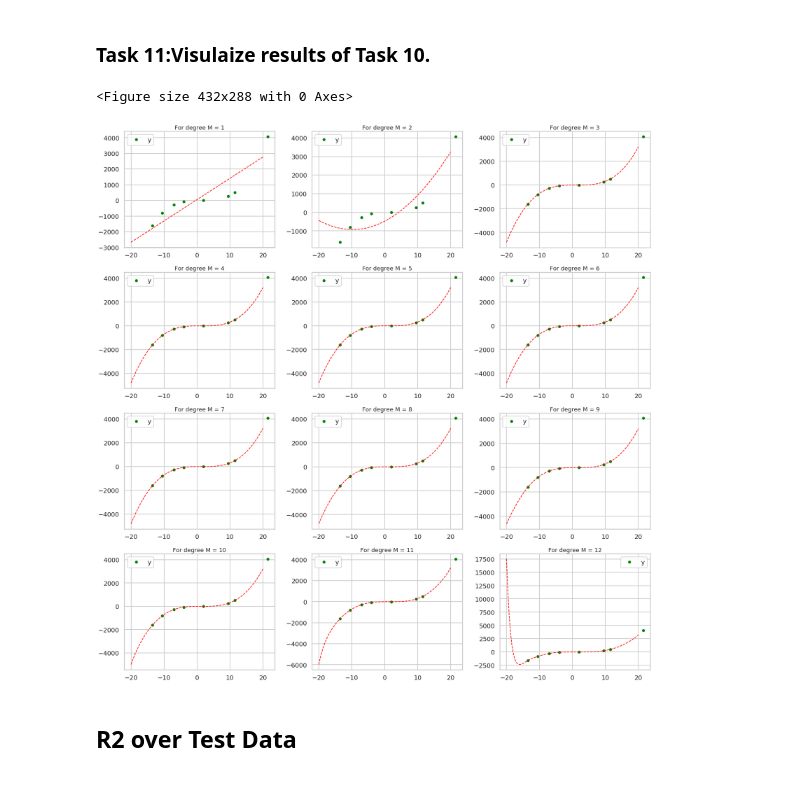
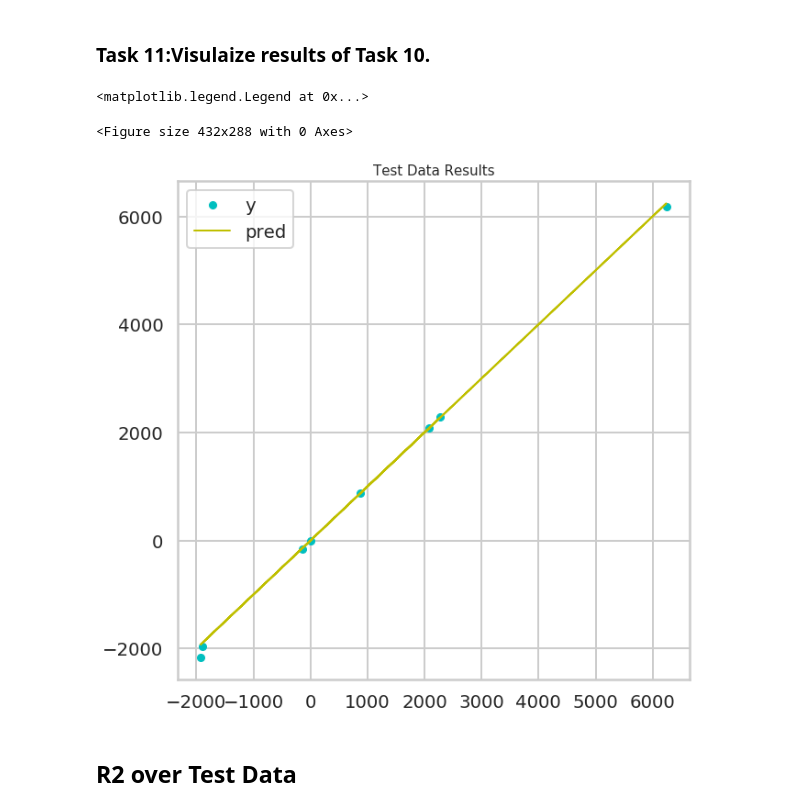
Before and after one commit to pratikwatwani/Applied-Data-Science, a Jupyter notebook: Session 02/Linear_Regression_w_Polynomials_and_Scaling.ipynb, the cells around one changed output. Drawn from its saved outputs; the diff is of its cells as text; code cells hidden in the pictures.

```diff
--- a/Session 02/Linear_Regression_w_Polynomials_and_Scaling.ipynb
+++ b/Session 02/Linear_Regression_w_Polynomials_and_Scaling.ipynb
@@ -158,7 +160,7 @@ temp_data.head()
 # %%
 R2 = []; Params = []
 for M in range(1,M+1):
-    lm = smf.ols(formula = 'y~'+'+'.join(['x%d'%p for p in range(1,M+1)]), data = temp_data).fit()
+    lm = smf.ols(formula = 'y~x'+'+'*(M>1)+'+'.join(['x%d'%p for p in range(2,M+1)]), data = temp_data).fit()
     R2.append(lm.rsquared)
     Params.append(lm.params)
 
@@ -192,7 +194,7 @@ for M in range(1,M+1):
 
     plt.subplot(4,3,M)
 
-    x_fit = np.linspace(-20,20,100)
+    x_fit = np.linspace(-20,40,100)
     y_fit = pd.DataFrame(np.matrix([x_fit**k for k in range( M+1)]).T, columns = Params[M-1].index).mul(Params[M-1], 1).sum(1)
 
 
@@ -250,5 +251,5 @@ strong multicollinearity or other numerical problems.
 # %%
-plt.clf()
+'''plt.clf()
 plt.figure(figsize = (25,25))
 
 
@@ -265,5 +266,14 @@ for M in range(1,M+1):
     plt.title('For degree M = %d'%(M), fontsize = 18)
 
     plt.legend()
-    plt.tight_layout()
+    plt.tight_layout()'''
+
+
+plt.clf()
+plt.figure(figsize = (10,10))
+plt.plot(temp_valid.ypred, temp_valid.y, 'co', markersize = 8)
+plt.plot(temp_valid.ypred, temp_valid.ypred, 'y-', lw =2)
+plt.title('Validation data', fontsize = 18)
+
+plt.legend()
 # %% [output]
@@ -277,0 +289,12 @@ R2_Score for Validation Data: 0.9999046958648947
+# %%
+R2 = []; Params = []
+'''
+for M in range(1,13):
+    formula='y~x'+'+'*(M>1)+'+'.join(['x%d'%p for p in range(2,M+1)]);
+    lm = smf.ols(formula = formula).fit(validate_data)
+    R2.append(ax.rsquared)
+    Params.append(ax.params)
+
+plt.title('R2 depending on the degree')
+plt.plot(range(1,13),R2)
+'''
@@ -324,27 +362,38 @@ strong multicollinearity or other numerical problems.
 # %% [markdown]
 ### Task 11:Visulaize results of Task 10.
 # %%
-plt.clf()
+'''plt.clf()
 plt.figure(figsize = (25,25))
 
 
 for M in range(1,M+1):
 
     plt.subplot(4,3,M)
 
-    x_fit = np.linspace(-20,20,100)
+    x_fit = np.linspace(-20,40,100)
     y_fit = pd.DataFrame(np.matrix([x_fit**k for k in range( M+1)]).T, columns = Params[M-1].index).mul(Params[M-1], 1).sum(1)
 
 
     plt.plot(temp_test.x1, temp_test.y, 'go', markersize = 8)
     plt.plot(x_fit, y_fit, 'r--', lw = 2)
     plt.title('For degree M = %d'%(M), fontsize = 18)
 
     plt.legend()
-    plt.tight_layout()
+    plt.tight_layout()'''
+
+
+
+
+plt.clf()
+plt.figure(figsize = (10,10))
+plt.plot(temp_test.pred, temp_test.y, 'co', markersize = 8)
+plt.plot(temp_test.pred, temp_test.pred, 'y-', lw =2)
+plt.title('Test Data Results', fontsize = 15)
+plt.legend()
 # %% [output]
-<Figure size 432x288 with 0 Axes>
+<matplotlib.legend.Legend at 0x...>
+<Figure size 432x288 with 0 Axes>
-[figure, old version]
+[figure, new version]
 # %% [markdown]
 ## R2 over Test Data
 # %%
```
Also changed, not shown: parts of 29 cells of this notebook.
